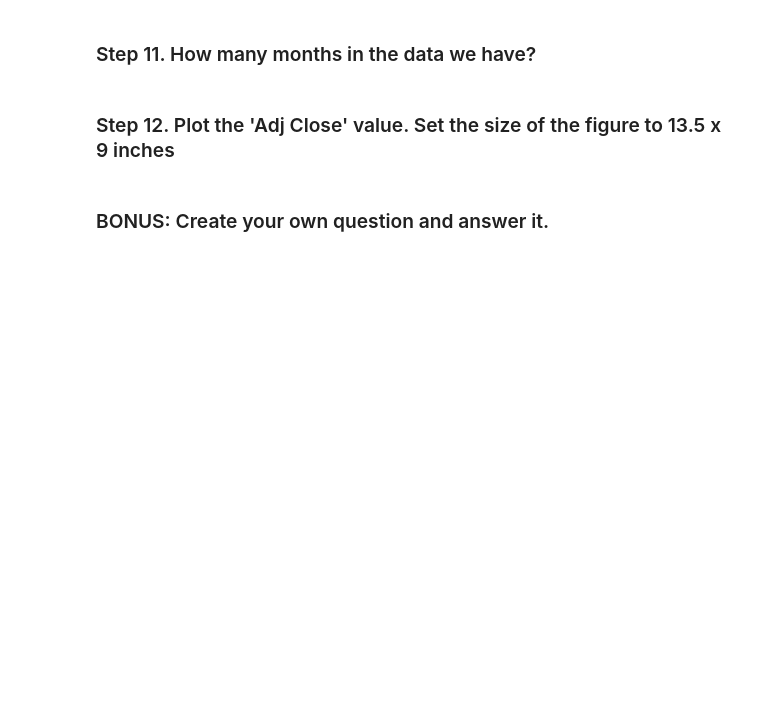
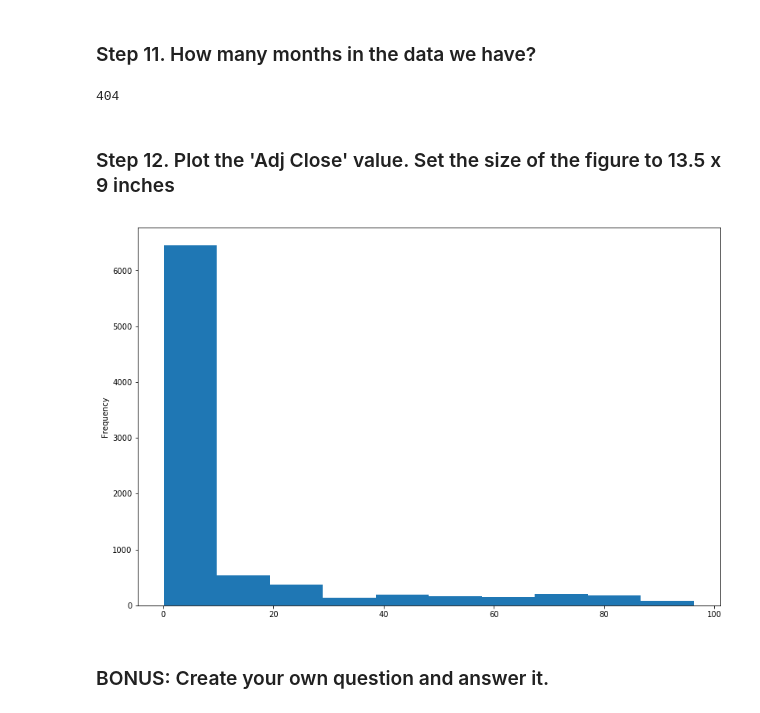
Before and after one commit to sandeep-a-pradhan/Python_DataScience, a Jupyter notebook: sandeep.a.pradhan@outlook.com_Pandas Exercises-10.ipynb, the cells around one changed output. Cells and saved outputs as stored; diff of their text form; code cells hidden in the pictures; blank space fills up the shorter version.

```diff
--- a/sandeep.a.pradhan@outlook.com_Pandas Exercises-10.ipynb
+++ b/sandeep.a.pradhan@outlook.com_Pandas Exercises-10.ipynb
@@ -102,7 +128,18 @@ apple.sort_values(by = 'Date', ascending = True)
 ### Step 10.  What is the difference in days between the first day and the oldest
 # %% [markdown]
 ### Step 11.  How many months in the data we have?
+# %%
+a = []
+for i in range(apple.shape[0]):
+    a.append(str(apple.Date[i].month)+str(apple.Date[i].year))
+len(set(a))
+# %% [output]
+404
 # %% [markdown]
 ### Step 12. Plot the 'Adj Close' value. Set the size of the figure to 13.5 x 9 inches
+# %%
+apple['Adj Close'].plot(kind='hist', figsize=(13.5,9));
+# %% [output]
+[figure, added]
 # %% [markdown]
 ### BONUS: Create your own question and answer it.
```
Also changed, not shown: parts of 1 cell of this notebook, 1 other file.
